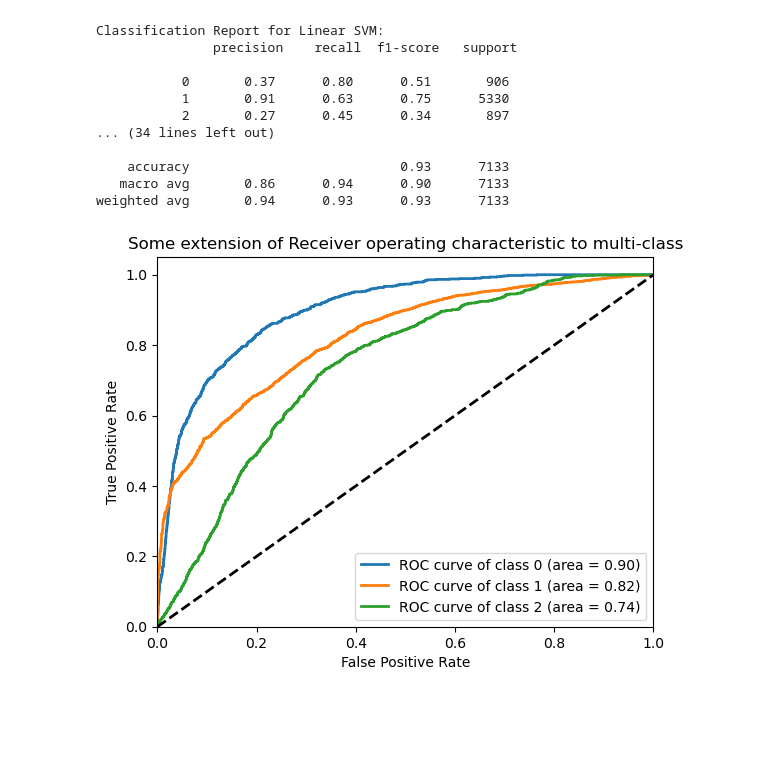
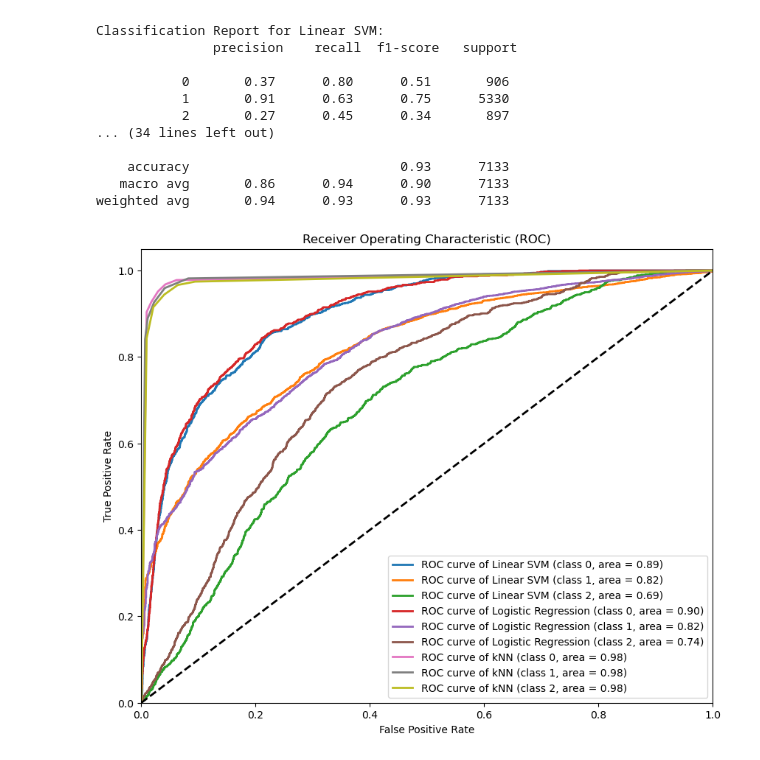
Before and after one commit to GabrieliusSavickis/Gesture-Based-UI-Development, a Jupyter notebook: code.ipynb, the cells around one changed output. Saved outputs shown, nothing was run; the diff lists cells and outputs as text; code cells hidden in the pictures; blank space fills up the shorter version.

Commit message:
Updated ROC Curve - seems to work as intended now

```diff
--- a/code.ipynb
+++ b/code.ipynb
@@ -124,7 +126,7 @@ memory usage: 3.3+ MB
 # Part 3.1 - Data Distribution Visualisations After Preprocessing
 # After cleaning the data, visualize the distribution of each feature.
 # Histograms with kernel density estimation provide insight into the spread and skewness of the data distributions.
-features_for_visualization = combined_df.drop(columns=['traffic_encoded', 'Unnamed: 0', 'roadSurface', 'drivingStyle']).columns
+features_for_visualization = combined_df.drop(columns=['traffic', 'Unnamed: 0', 'roadSurface', 'drivingStyle']).columns
 # Calculate the number of rows needed for subplots based on the number of features.
 n_rows = (len(features_for_visualization) + 2) // 3
 fig, axs = plt.subplots(n_rows, 3, figsize=(21, n_rows * 4))
@@ -297,6 +299,10 @@ y_pred = knn_best.predict(X_test)
 svm_clf = LinearSVC(random_state=42, dual=False, max_iter=5000)
 logreg_clf = LogisticRegression(random_state=42, max_iter=5000)
 knn_clf = KNeighborsClassifier(n_neighbors=5)
+
+# Store the probability predictions for each classifier
+prob_predictions = {}
+
 
 # Loop through the classifier instances to train and evaluate each.
 for clf, name in zip([svm_clf, logreg_clf, knn_clf], ['Linear SVM', 'Logistic Regression', 'kNN']):
@@ -310,6 +316,13 @@ for clf, name in zip([svm_clf, logreg_clf, knn_clf], ['Linear SVM', 'Logistic Re
     # Predict on the original test set, not resampled
     y_pred = clf.predict(X_test)
 
+    # If the classifier supports probability predictions, store them
+    if hasattr(clf, "predict_proba"):
+        prob_predictions[name] = clf.predict_proba(X_test)
+    elif hasattr(clf, "decision_function"):  # SVM will fall in this category
+        # SVM decision function needs to be converted to probabilities if you want to use it for ROC
+        prob_predictions[name] = clf.decision_function(X_test)
+
     # Generate and print a classification report to evaluate precision, recall, and F1-score for each class.
     print(pd.Series(y_pred).value_counts())
 
@@ -335,39 +348,38 @@ weighted avg       0.94      0.93      0.93      7133
 # %%
 # Part 8.1 - ROC Curves and AUC for Multi-Class Classification
 # For multi-class classification tasks, each class's ROC curve and AUC are calculated individually.
 # The process involves binarizing the output and then using One-vs-Rest (OvR) strategy to compute the metrics.
 
 # Convert the multi-class labels into a binary format that is suitable for ROC curve computation.
 y_test_binarized = label_binarize(y_test, classes=np.unique(y_resampled))
 n_classes = y_test_binarized.shape[1] # Determine the number of classes
 
-# Output probability estimates
-y_pred_proba = clf.predict_proba(X_test)
+# Plot the ROC curve for each classifier
+plt.figure(figsize=(10, 8))
 
-# Initialize dictionaries to hold the true positive rates, false positive rates, and area under curve values.
-fpr = dict()
-tpr = dict()
-roc_auc = dict()
+for name, y_pred_proba in prob_predictions.items():
+    # Compute ROC curve and ROC area for each class
+    fpr = dict()
+    tpr = dict()
+    roc_auc = dict()
 
-# Compute the ROC curve and AUC for each class by treating each as the "positive" class and the rest as "negative".
-for i in range(n_classes):
-    fpr[i], tpr[i], _ = roc_curve(y_test_binarized[:, i], y_pred_proba[:, i])
-    roc_auc[i] = auc(fpr[i], tpr[i])
+    for i in range(n_classes):
+        if name == 'Linear SVM':  # SVM requires special handling
+            # Convert decision scores to probabilities if necessary
+            y_pred_proba = (y_pred_proba - y_pred_proba.min()) / (y_pred_proba.max() - y_pred_proba.min())
+        fpr[i], tpr[i], _ = roc_curve(y_test_binarized[:, i], y_pred_proba[:, i])
+        roc_auc[i] = auc(fpr[i], tpr[i])
 
-# Plot the ROC curve for each class on the same graph for easy comparison.
-# The diagonal dashed line represents a classifier that randomly guesses the class.
-for i in range(n_classes):
-    plt.plot(fpr[i], tpr[i], lw=2,
-             label='ROC curve of class {0} (area = {1:0.2f})'
-                   ''.format(i, roc_auc[i]))
+        # Plot all ROC curves
+        plt.plot(fpr[i], tpr[i], lw=2, label=f'ROC curve of {name} (class {i}, area = {roc_auc[i]:0.2f})')
 
 plt.plot([0, 1], [0, 1], 'k--', lw=2)
 plt.xlim([0.0, 1.0])
 plt.ylim([0.0, 1.05])
 plt.xlabel('False Positive Rate')
 plt.ylabel('True Positive Rate')
-plt.title('Some extension of Receiver operating characteristic to multi-class')
+plt.title('Receiver Operating Characteristic (ROC)')
 plt.legend(loc="lower right")
 plt.show()
 # %% [output]
-[figure, old version]
+[figure, new version]
```
Also changed, not shown: parts of 2 cells of this notebook.
